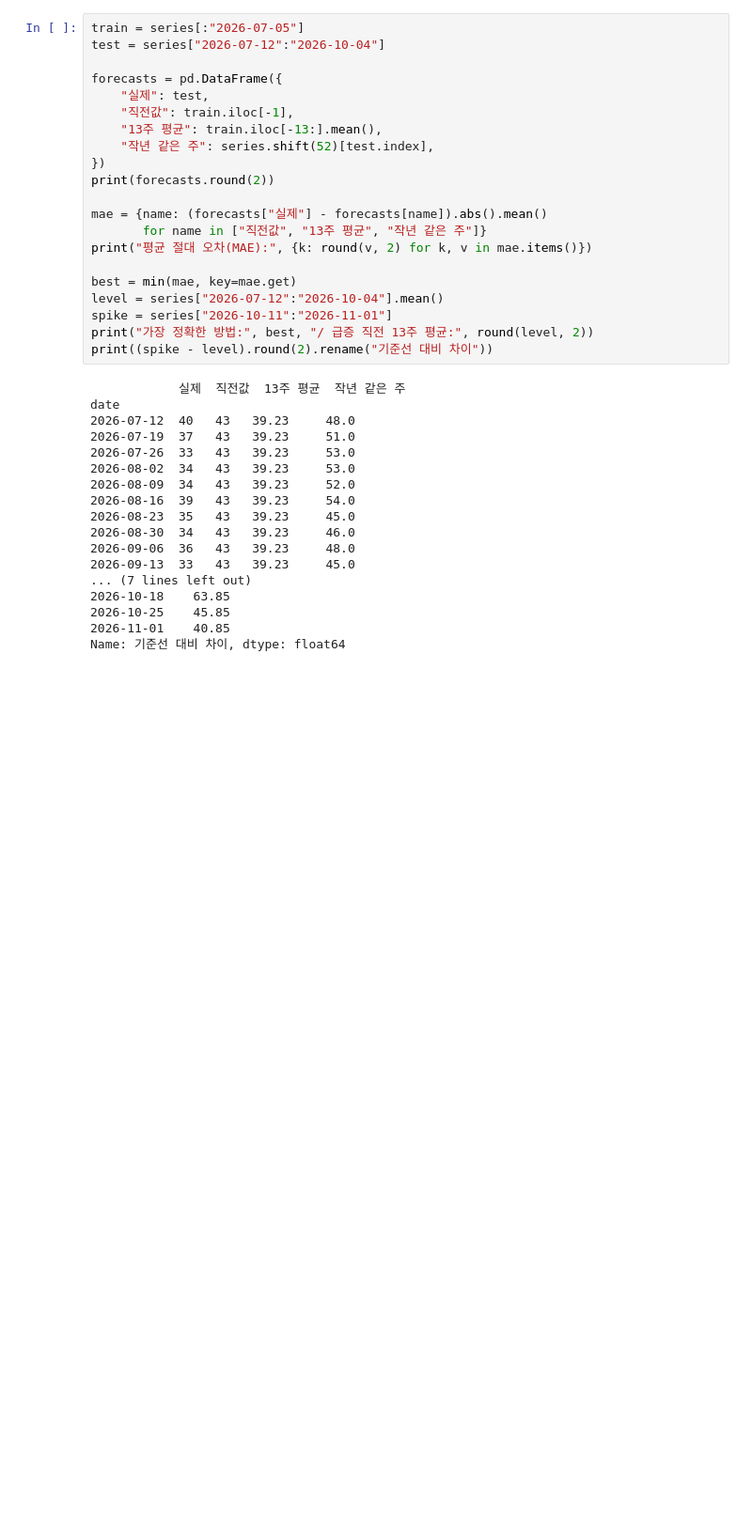
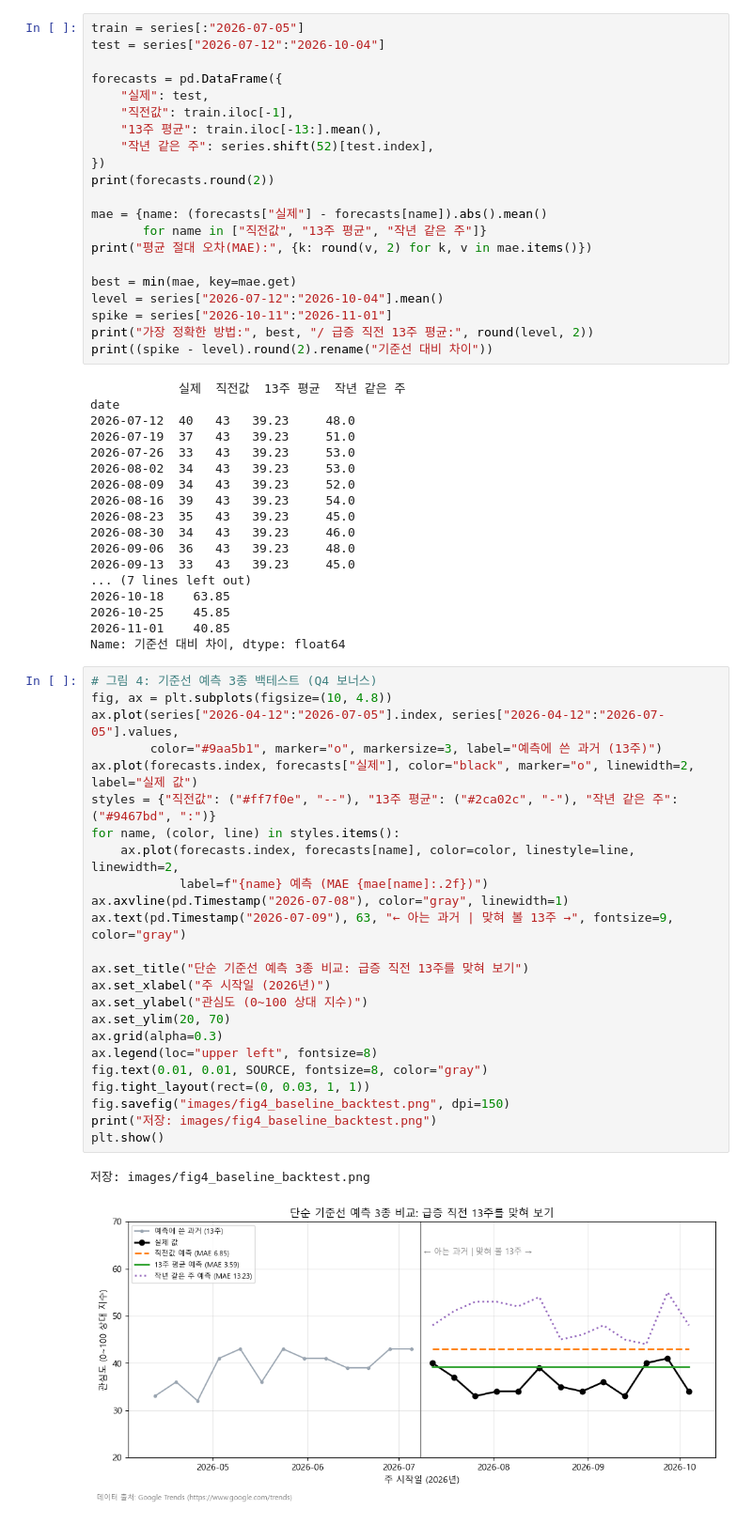
Before and after one commit to geunwa/overseas-travel-trend-analysis, a Jupyter notebook: analysis.ipynb, the cells around one changed output. Shown at 94% size. Drawn from its saved outputs; the diff is of its cells as text; blank space fills up the shorter version.

```diff
--- a/analysis.ipynb
+++ b/analysis.ipynb
@@ -699,3 +699,30 @@ date
 2026-10-25    45.85
 2026-11-01    40.85
 Name: 기준선 대비 차이, dtype: float64
+# %%
+# 그림 4: 기준선 예측 3종 백테스트 (Q4 보너스)
+fig, ax = plt.subplots(figsize=(10, 4.8))
+ax.plot(series["2026-04-12":"2026-07-05"].index, series["2026-04-12":"2026-07-05"].values,
+        color="#9aa5b1", marker="o", markersize=3, label="예측에 쓴 과거 (13주)")
+ax.plot(forecasts.index, forecasts["실제"], color="black", marker="o", linewidth=2, label="실제 값")
+styles = {"직전값": ("#ff7f0e", "--"), "13주 평균": ("#2ca02c", "-"), "작년 같은 주": ("#9467bd", ":")}
+for name, (color, line) in styles.items():
+    ax.plot(forecasts.index, forecasts[name], color=color, linestyle=line, linewidth=2,
+            label=f"{name} 예측 (MAE {mae[name]:.2f})")
+ax.axvline(pd.Timestamp("2026-07-08"), color="gray", linewidth=1)
+ax.text(pd.Timestamp("2026-07-09"), 63, "← 아는 과거 | 맞혀 볼 13주 →", fontsize=9, color="gray")
+
+ax.set_title("단순 기준선 예측 3종 비교: 급증 직전 13주를 맞혀 보기")
+ax.set_xlabel("주 시작일 (2026년)")
+ax.set_ylabel("관심도 (0~100 상대 지수)")
+ax.set_ylim(20, 70)
+ax.grid(alpha=0.3)
+ax.legend(loc="upper left", fontsize=8)
+fig.text(0.01, 0.01, SOURCE, fontsize=8, color="gray")
+fig.tight_layout(rect=(0, 0.03, 1, 1))
+fig.savefig("images/fig4_baseline_backtest.png", dpi=150)
+print("저장: images/fig4_baseline_backtest.png")
+plt.show()
+# %% [output]
+저장: images/fig4_baseline_backtest.png
+[figure, added]
```
Also changed, not shown: parts of 1 cell of this notebook, 3 other files.
